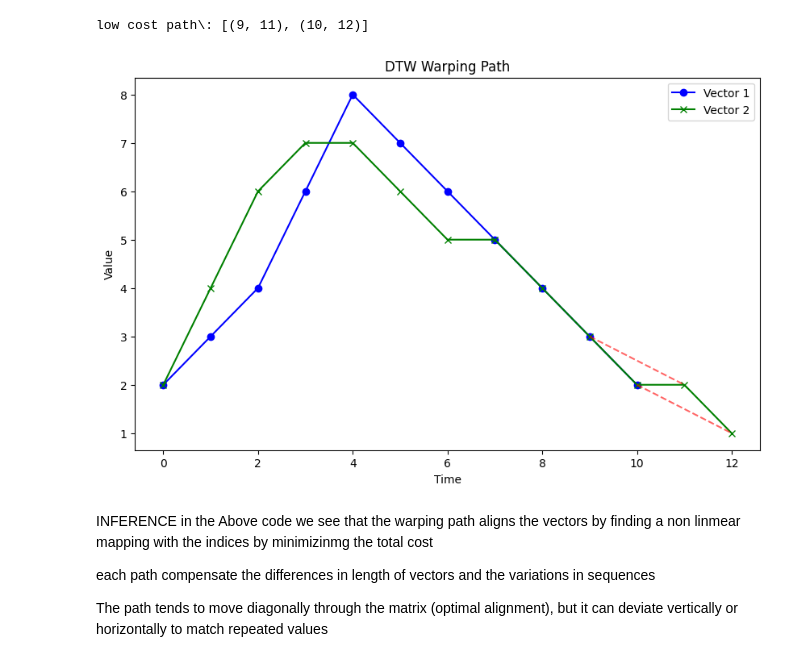
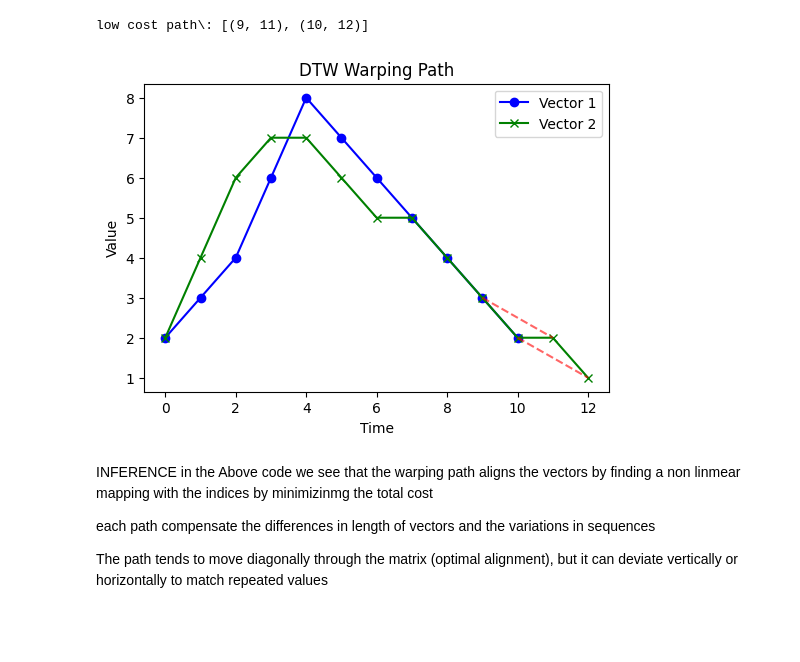
Before and after one commit to joshIsac/SpeechRecognition-, a Jupyter notebook: 2348523_Lab5 and 6 _time Alignment and Normalization.ipynb, the cells around one changed output. Cells and saved outputs as stored; diff of their text form; code cells hidden in the pictures; blank space fills up the shorter version.

```diff
--- a/2348523_Lab5 and 6 _time Alignment and Normalization.ipynb
+++ b/2348523_Lab5 and 6 _time Alignment and Normalization.ipynb
@@ -260,21 +260,21 @@ warping_path=DTW_tracer(total_cost_matrix)
 dtw_distance = total_cost_matrix[len(Vector1) - 1, len(Vector2) - 1]
 # %%
 # Visualizing the warping path
-plt.figure(figsize=(10, 6))
+plt.figure(figsize=(6, 4))
 plt.plot(Vector1, label='Vector 1', color='blue', marker='o')
 plt.plot(Vector2, label='Vector 2', color='green', marker='x')
 
 # Plot the warping path
 for (i, j) in warping_path:
     plt.plot([i, j], [Vector1[i], Vector2[j]], color='red', linestyle='--', alpha=0.6)
 
 plt.xlabel('Time')
 plt.ylabel('Value')
 plt.title('DTW Warping Path')
 plt.legend()
 plt.show()
 # %% [output]
-[figure, old version]
+[figure, new version]
 # %% [markdown]
 INFERENCE
 in the Above code we see that the warping path aligns the vectors by finding a non linmear mapping with the indices by minimizinmg the total cost
```
Also changed, not shown: parts of 3 cells of this notebook.
